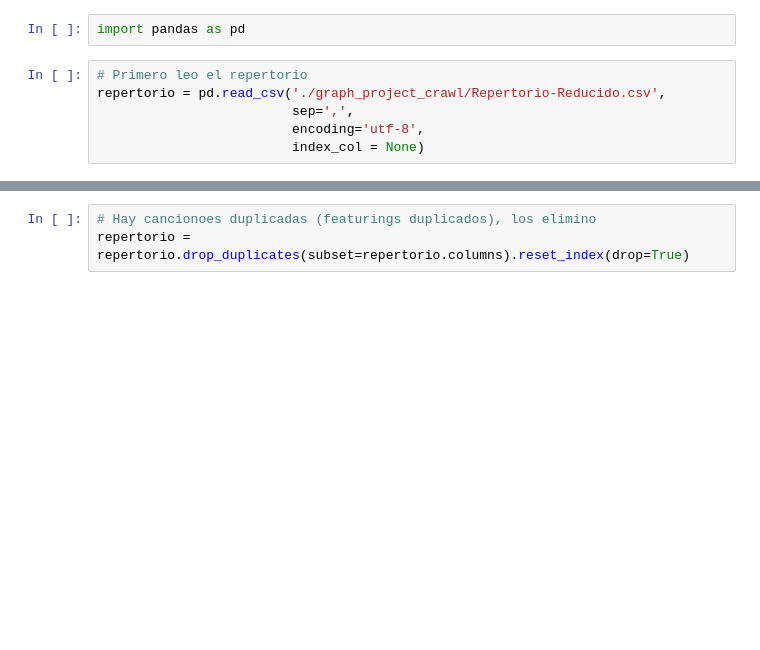
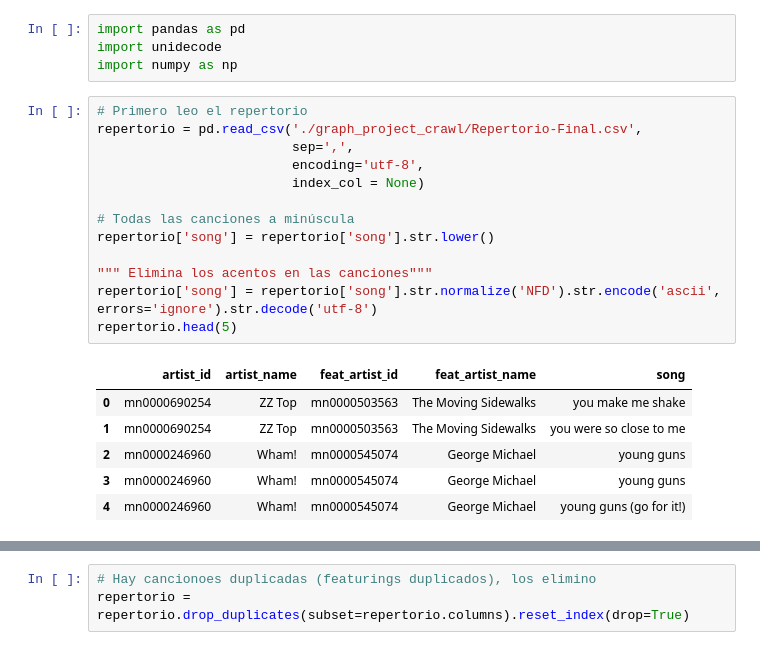
Before and after one commit to AlvaroPaniaguaT/GRAF-Artist_YT_Analisis, a Jupyter notebook: Limpiar_Repertorio.ipynb, the cells around one changed output, grey strips where cells are left out. Saved outputs shown, nothing was run; the diff lists cells and outputs as text; blank space fills up the shorter version.

```diff
--- a/Limpiar_Repertorio.ipynb
+++ b/Limpiar_Repertorio.ipynb
@@ -1,11 +16,27 @@
 # %%
 import pandas as pd
+import unidecode
+import numpy as np
 # %%
 # Primero leo el repertorio
-repertorio = pd.read_csv('./graph_project_crawl/Repertorio-Reducido.csv',
+repertorio = pd.read_csv('./graph_project_crawl/Repertorio-Final.csv',
                          sep=',',
                          encoding='utf-8',
                          index_col = None)
+
+# Todas las canciones a minúscula
+repertorio['song'] = repertorio['song'].str.lower()
+
+""" Elimina los acentos en las canciones"""
+repertorio['song'] = repertorio['song'].str.normalize('NFD').str.encode('ascii', errors='ignore').str.decode('utf-8')
+repertorio.head(5)
+# %% [output]
+|  | artist_id | artist_name | feat_artist_id | feat_artist_name | song |
+| 0 | mn0000690254 | ZZ Top | mn0000503563 | The Moving Sidewalks | you make me shake |
+| 1 | mn0000690254 | ZZ Top | mn0000503563 | The Moving Sidewalks | you were so close to me |
+| 2 | mn0000246960 | Wham! | mn0000545074 | George Michael | young guns |
+| 3 | mn0000246960 | Wham! | mn0000545074 | George Michael | young guns |
+| 4 | mn0000246960 | Wham! | mn0000545074 | George Michael | young guns (go for it!) |
 # %%
 # Ordeno el repertorio por el nombre del artísta
 repertorio = repertorio.sort_values(by='artist_name')
```
Also changed, not shown: parts of 12 cells of this notebook, 2 other files.
